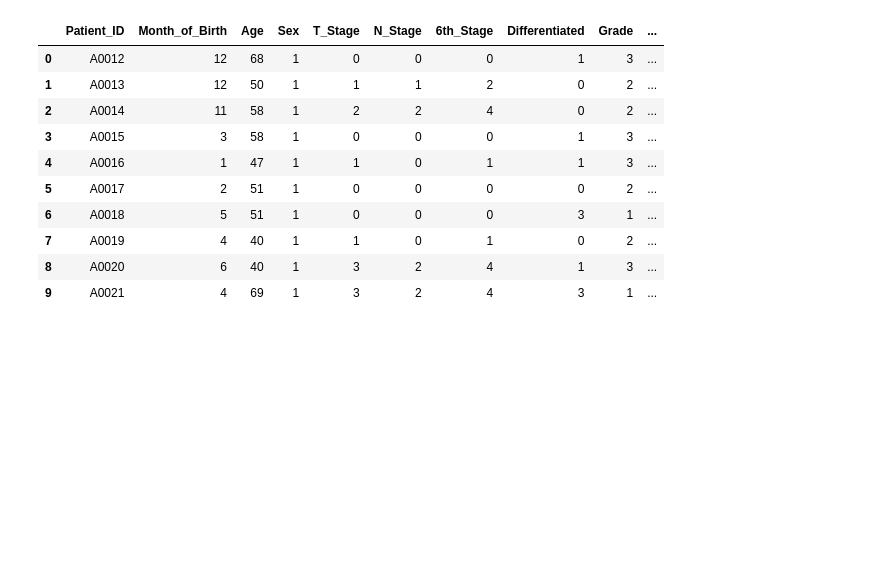
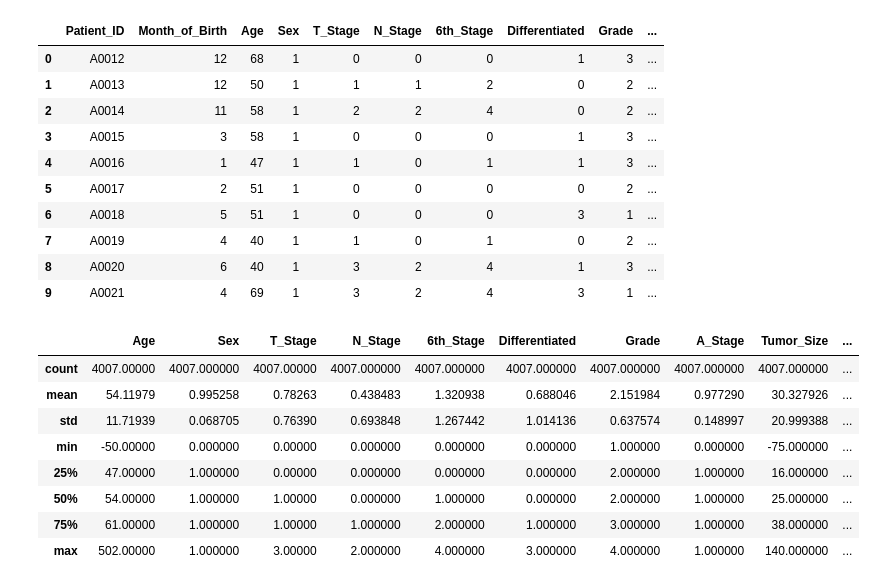
Before and after one commit to edmthinula/IIT_ML_tut, a Jupyter notebook: cw/week6.ipynb, the cells around one changed output. Drawn from its saved outputs; the diff is of its cells as text; code cells hidden in the pictures; blank space fills up the shorter version.

Commit message:
did some changes to data set and create week 12 notebook

```diff
--- a/cw/week6.ipynb
+++ b/cw/week6.ipynb
@@ -250,3 +250,15 @@ data.head(10)
 data.drop(['Month_of_Birth'], axis=1,inplace=True)
 # %%
 data.drop(['Patient_ID'], axis=1,inplace=True)
+# %%
+data.describe(include='all')
+# %% [output]
+|  | Age | Sex | T_Stage | N_Stage | 6th_Stage | Differentiated | Grade | A_Stage | Tumor_Size | ... |
+| count | 4007.00000 | 4007.000000 | 4007.00000 | 4007.000000 | 4007.000000 | 4007.000000 | 4007.000000 | 4007.000000 | 4007.000000 | ... |
+| mean | 54.11979 | 0.995258 | 0.78263 | 0.438483 | 1.320938 | 0.688046 | 2.151984 | 0.977290 | 30.327926 | ... |
+| std | 11.71939 | 0.068705 | 0.76390 | 0.693848 | 1.267442 | 1.014136 | 0.637574 | 0.148997 | 20.999388 | ... |
+| min | -50.00000 | 0.000000 | 0.00000 | 0.000000 | 0.000000 | 0.000000 | 1.000000 | 0.000000 | -75.000000 | ... |
+| 25% | 47.00000 | 1.000000 | 0.00000 | 0.000000 | 0.000000 | 0.000000 | 2.000000 | 1.000000 | 16.000000 | ... |
+| 50% | 54.00000 | 1.000000 | 1.00000 | 0.000000 | 1.000000 | 0.000000 | 2.000000 | 1.000000 | 25.000000 | ... |
+| 75% | 61.00000 | 1.000000 | 1.00000 | 1.000000 | 2.000000 | 1.000000 | 3.000000 | 1.000000 | 38.000000 | ... |
+| max | 502.00000 | 1.000000 | 3.00000 | 2.000000 | 4.000000 | 3.000000 | 4.000000 | 1.000000 | 140.000000 | ... |
```
Also changed, not shown: parts of 5 cells of this notebook, 4 other files.
